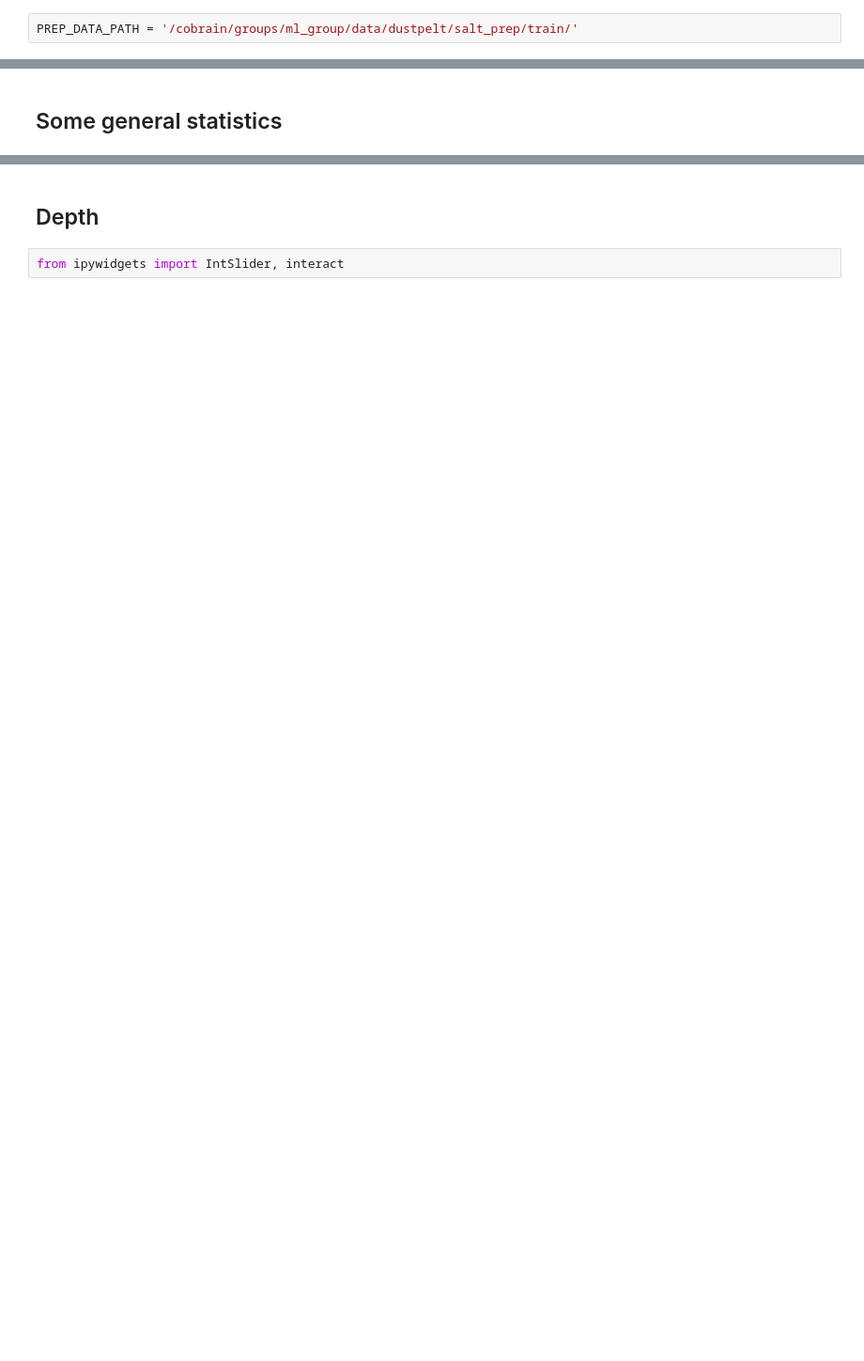
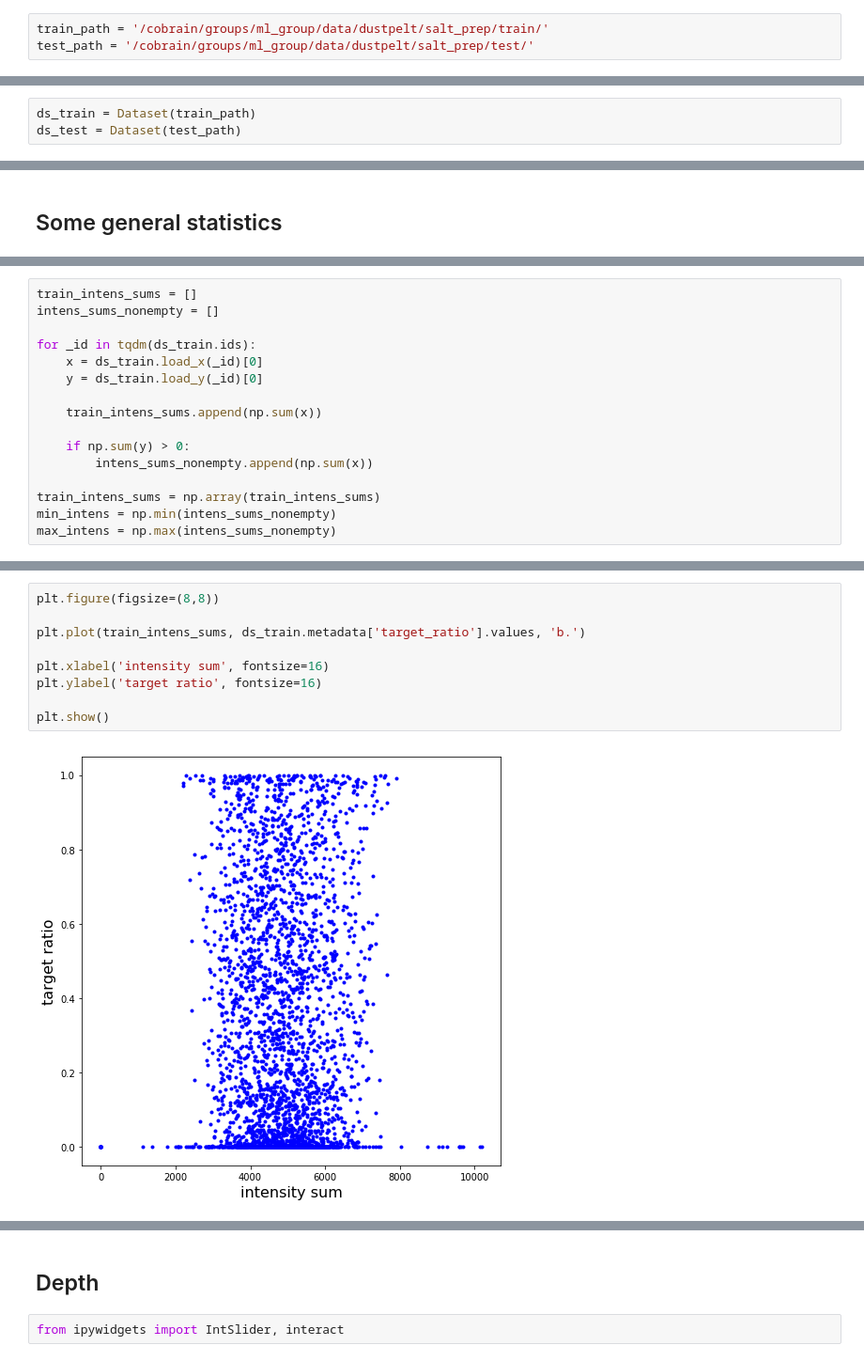
Before and after one commit to BorisShirokikh/salt-challenge, a Jupyter notebook: notebooks/data_exploration.ipynb, the cells around one changed output, grey strips where cells are left out. Shown: that part at 94% size. Cells and saved outputs as stored; diff of their text form; blank space fills up the shorter version.

Commit message:
updated dataset exploration

```diff
--- a/notebooks/data_exploration.ipynb
+++ b/notebooks/data_exploration.ipynb
@@ -15,4 +15,5 @@ from tqdm import tqdm
 # %%
 from saltsegm.dataset import Dataset
 # %%
-PREP_DATA_PATH = '/cobrain/groups/ml_group/data/dustpelt/salt_prep/train/'
+train_path = '/cobrain/groups/ml_group/data/dustpelt/salt_prep/train/'
+test_path = '/cobrain/groups/ml_group/data/dustpelt/salt_prep/test/'
@@ -35,0 +20,3 @@ metadata.head()
+# %%
+ds_train = Dataset(train_path)
+ds_test = Dataset(test_path)
@@ -104,0 +131,16 @@ plt.show()
+# %%
+train_intens_sums = []
+intens_sums_nonempty = []
+
+for _id in tqdm(ds_train.ids):
+    x = ds_train.load_x(_id)[0]
+    y = ds_train.load_y(_id)[0]
+
+    train_intens_sums.append(np.sum(x))
+
+    if np.sum(y) > 0:
+        intens_sums_nonempty.append(np.sum(x))
+
+train_intens_sums = np.array(train_intens_sums)
+min_intens = np.min(intens_sums_nonempty)
+max_intens = np.max(intens_sums_nonempty)
@@ -104,0 +186,11 @@ plt.show()
+# %%
+plt.figure(figsize=(8,8))
+
+plt.plot(train_intens_sums, ds_train.metadata['target_ratio'].values, 'b.')
+
+plt.xlabel('intensity sum', fontsize=16)
+plt.ylabel('target ratio', fontsize=16)
+
+plt.show()
+# %% [output]
+[figure, added]
```
Also changed, not shown: parts of 22 cells of this notebook.
